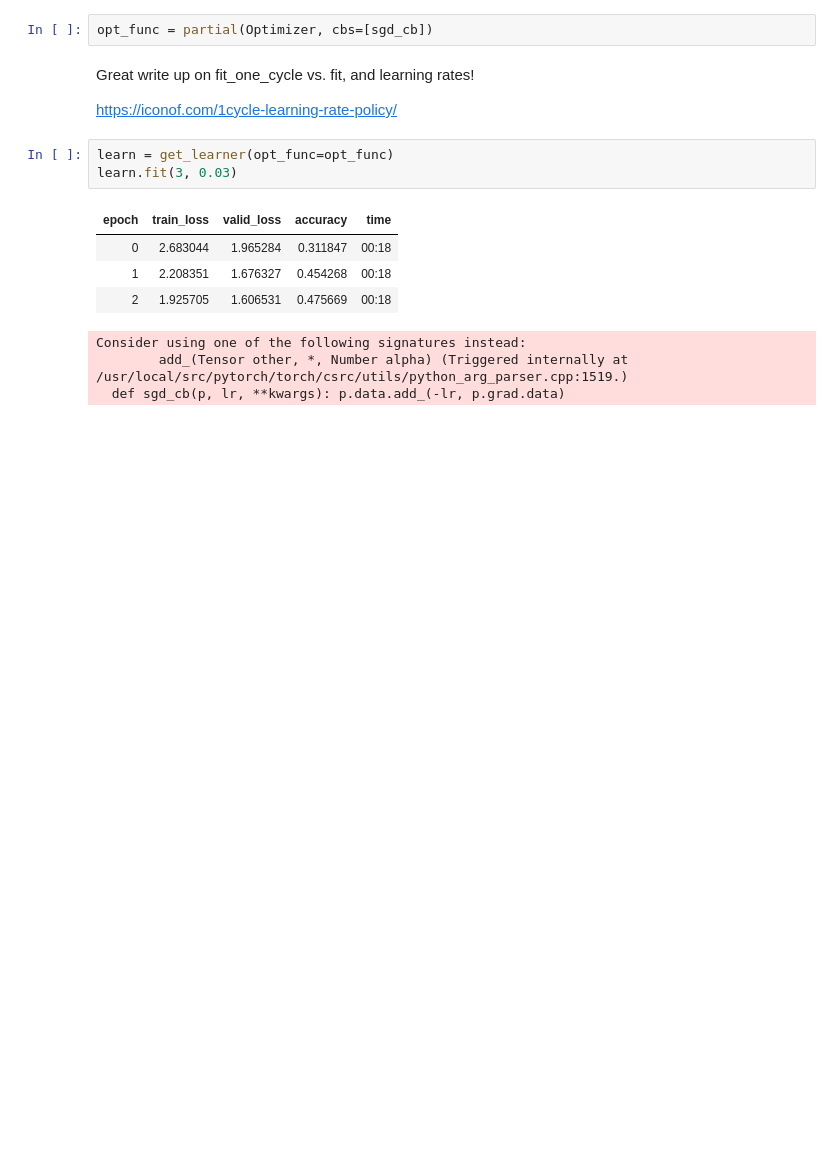
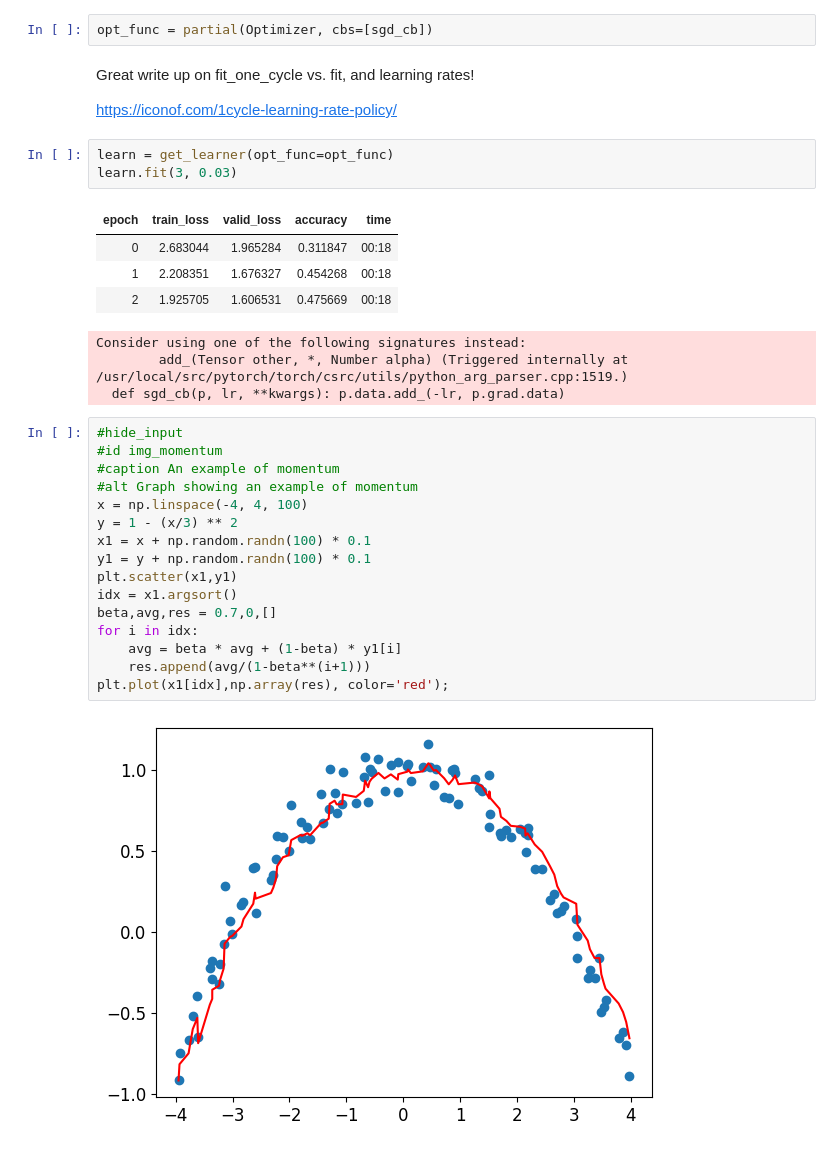
Before and after one commit to flyinacres/fastai-coursework, a Jupyter notebook: fast-16.ipynb, the cells around one changed output. Drawn from its saved outputs; the diff is of its cells as text; blank space fills up the shorter version.

```diff
--- a/fast-16.ipynb
+++ b/fast-16.ipynb
@@ -178,3 +178,21 @@ learn.fit(3, 0.03)
 Consider using one of the following signatures instead:
         add_(Tensor other, *, Number alpha) (Triggered internally at /usr/local/src/pytorch/torch/csrc/utils/python_arg_parser.cpp:1519.)
   def sgd_cb(p, lr, **kwargs): p.data.add_(-lr, p.grad.data)
+# %%
+#hide_input
+#id img_momentum
+#caption An example of momentum
+#alt Graph showing an example of momentum
+x = np.linspace(-4, 4, 100)
+y = 1 - (x/3) ** 2
+x1 = x + np.random.randn(100) * 0.1
+y1 = y + np.random.randn(100) * 0.1
+plt.scatter(x1,y1)
+idx = x1.argsort()
+beta,avg,res = 0.7,0,[]
+for i in idx:
+    avg = beta * avg + (1-beta) * y1[i]
+    res.append(avg/(1-beta**(i+1)))
+plt.plot(x1[idx],np.array(res), color='red');
+# %% [output]
+[figure, added]
```
Also changed, not shown: parts of 6 cells of this notebook.
